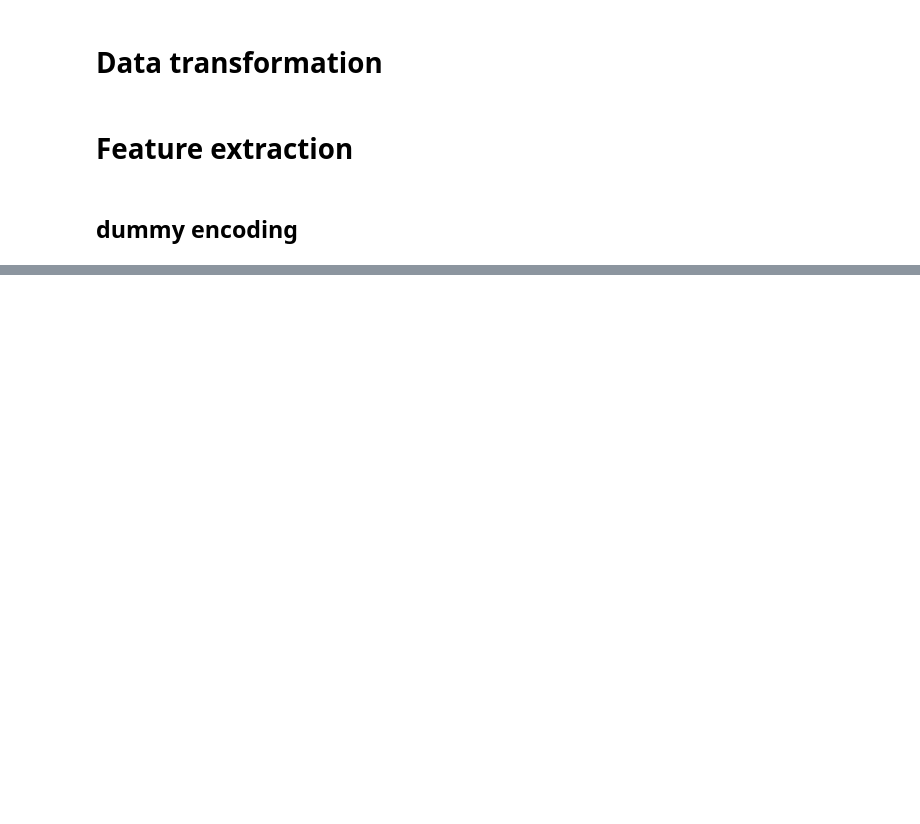
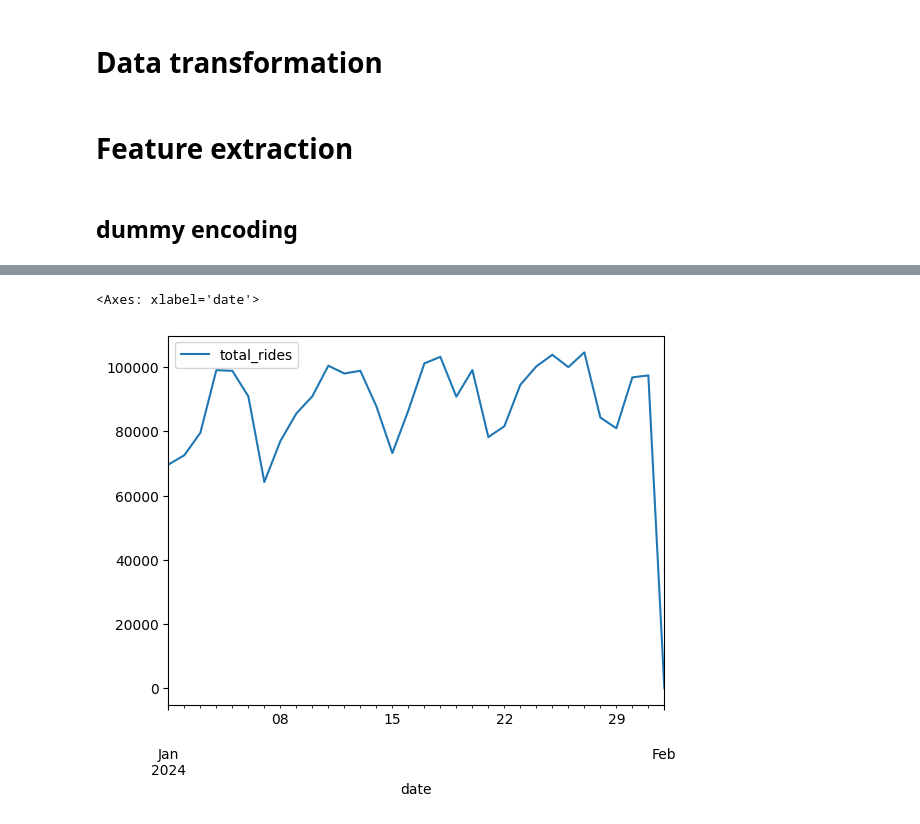
Before and after one commit to mate-mali/MLOPS-MM03, a Jupyter notebook: mm homework.ipynb, the cells around one changed output, grey strips where cells are left out. Cells and saved outputs as stored; diff of their text form; code cells hidden in the pictures; blank space fills up the shorter version.

```diff
--- a/mm homework.ipynb
+++ b/mm homework.ipynb
@@ -277,0 +379,7 @@ df3 = (
+# %%
+#line polot of total rides over date
+df3x = df3.to_pandas().sort_values("date")
+df3x.plot(x="date", y="total_rides", kind="line")
+# %% [output]
+<Axes: xlabel='date'>
+[figure, added]
```
Also changed, not shown: parts of 12 cells of this notebook.
